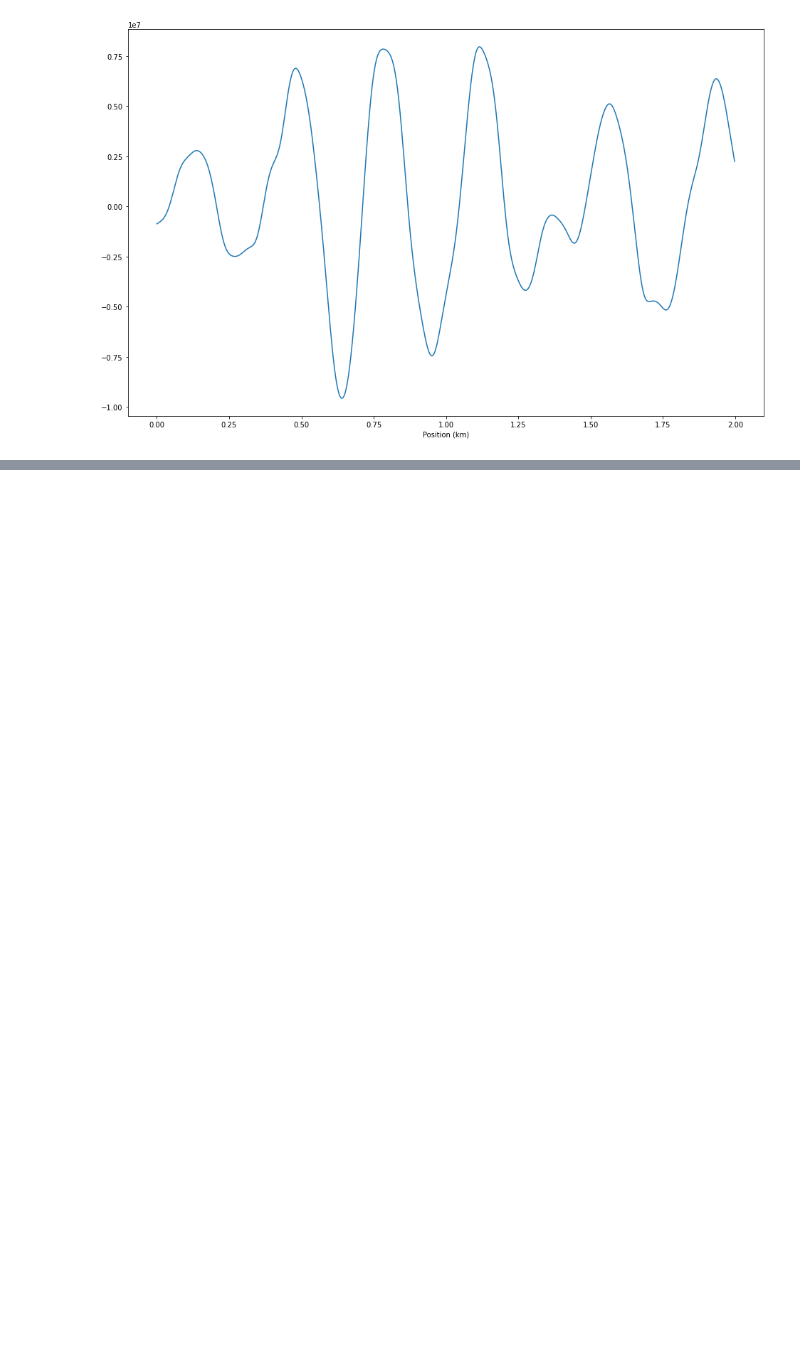
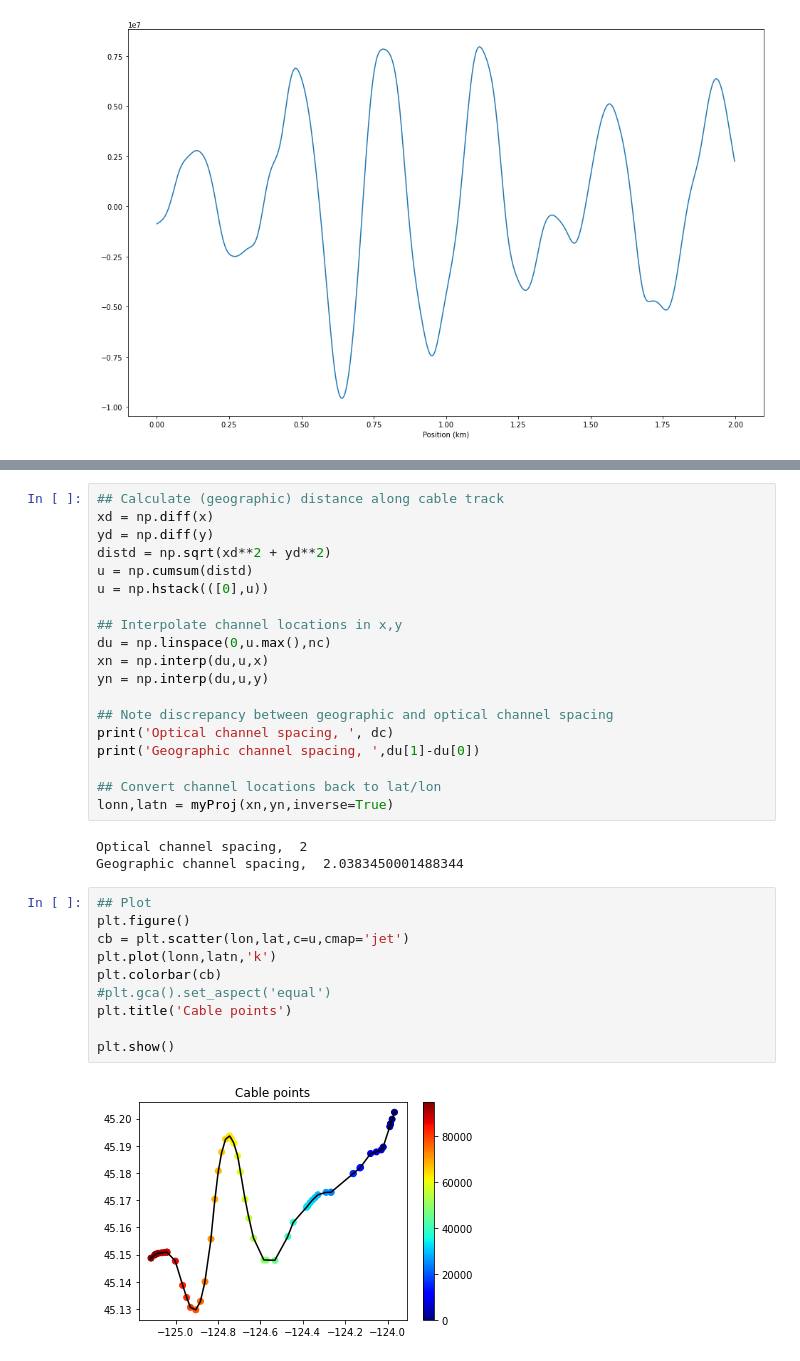
Before and after one commit to Laurd11/sindy-das-new, a Jupyter notebook: extras-testing.ipynb, the cells around one changed output, grey strips where cells are left out. Cells and saved outputs as stored; diff of their text form; blank space fills up the shorter version.

```diff
--- a/extras-testing.ipynb
+++ b/extras-testing.ipynb
@@ -450,0 +481,34 @@ plt.show()
+# %%
+## Calculate (geographic) distance along cable track
+xd = np.diff(x)
+yd = np.diff(y)
+distd = np.sqrt(xd**2 + yd**2)
+u = np.cumsum(distd)
+u = np.hstack(([0],u))
+
+## Interpolate channel locations in x,y
+du = np.linspace(0,u.max(),nc)
+xn = np.interp(du,u,x)
+yn = np.interp(du,u,y)
+
+## Note discrepancy between geographic and optical channel spacing
+print('Optical channel spacing, ', dc)
+print('Geographic channel spacing, ',du[1]-du[0])
+
+## Convert channel locations back to lat/lon
+lonn,latn = myProj(xn,yn,inverse=True)
+# %% [output]
+Optical channel spacing,  2
+Geographic channel spacing,  2.0383450001488344
+# %%
+## Plot
+plt.figure()
+cb = plt.scatter(lon,lat,c=u,cmap='jet')
+plt.plot(lonn,latn,'k')
+plt.colorbar(cb)
+#plt.gca().set_aspect('equal')
+plt.title('Cable points')
+
+plt.show()
+# %% [output]
+[figure, added]
```
Also changed, not shown: parts of 13 cells of this notebook, 5 other files.
